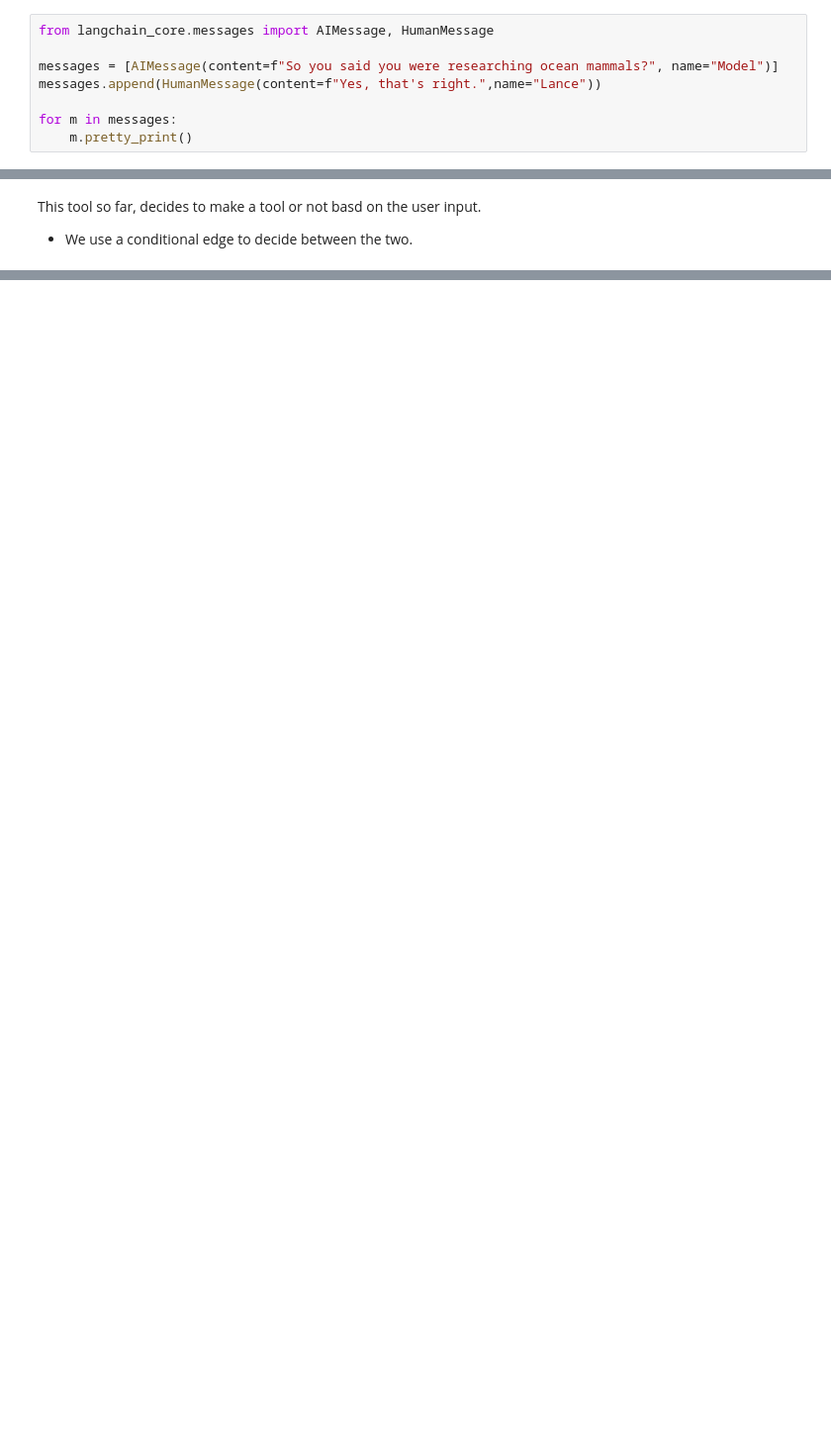
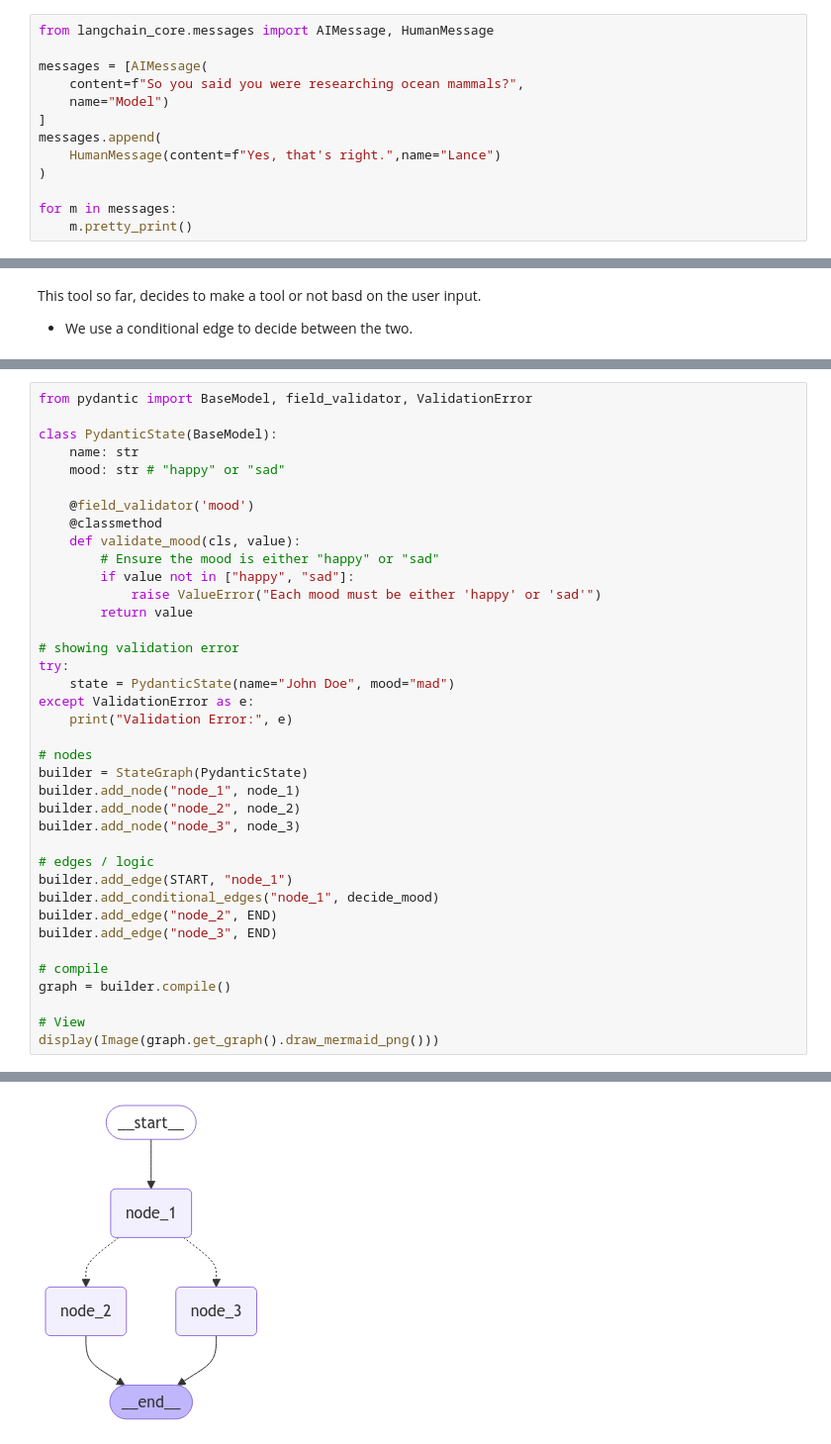
Before and after one commit to diegopenilla/deep-learning-notes, a Jupyter notebook: notes.ipynb, the cells around one changed output, grey strips where cells are left out. Shown at 99% size. Drawn from its saved outputs; the diff is of its cells as text; blank space fills up the shorter version.

```diff
--- a/notes.ipynb
+++ b/notes.ipynb
@@ -158,8 +173,13 @@ graph.invoke({"graph_state": "Hi, this is Lance"})
 # %%
 from langchain_core.messages import AIMessage, HumanMessage
 
-messages = [AIMessage(content=f"So you said you were researching ocean mammals?", name="Model")]
-messages.append(HumanMessage(content=f"Yes, that's right.",name="Lance"))
+messages = [AIMessage(
+    content=f"So you said you were researching ocean mammals?",
+    name="Model")
+]
+messages.append(
+    HumanMessage(content=f"Yes, that's right.",name="Lance")
+)
 
 for m in messages:
     m.pretty_print()
@@ -443,0 +664,39 @@ The final result after performing the operations is 2.8.
+# %%
+from pydantic import BaseModel, field_validator, ValidationError
+
+class PydanticState(BaseModel):
+    name: str
+    mood: str # "happy" or "sad"
+
+    @field_validator('mood')
+    @classmethod
+    def validate_mood(cls, value):
+        # Ensure the mood is either "happy" or "sad"
+        if value not in ["happy", "sad"]:
+            raise ValueError("Each mood must be either 'happy' or 'sad'")
+        return value
+
+# showing validation error
+try:
+    state = PydanticState(name="John Doe", mood="mad")
+except ValidationError as e:
+    print("Validation Error:", e)
+
+# nodes
+builder = StateGraph(PydanticState)
+builder.add_node("node_1", node_1)
+builder.add_node("node_2", node_2)
+builder.add_node("node_3", node_3)
+
+# edges / logic
+builder.add_edge(START, "node_1")
+builder.add_conditional_edges("node_1", decide_mood)
+builder.add_edge("node_2", END)
+builder.add_edge("node_3", END)
+
+# compile
+graph = builder.compile()
+
+# View
+display(Image(graph.get_graph().draw_mermaid_png()))
+# %% [output]
@@ -443,0 +707 @@ The final result after performing the operations is 2.8.
+[figure, added]
```
Also changed, not shown: parts of 228 cells of this notebook, 27 other files.
